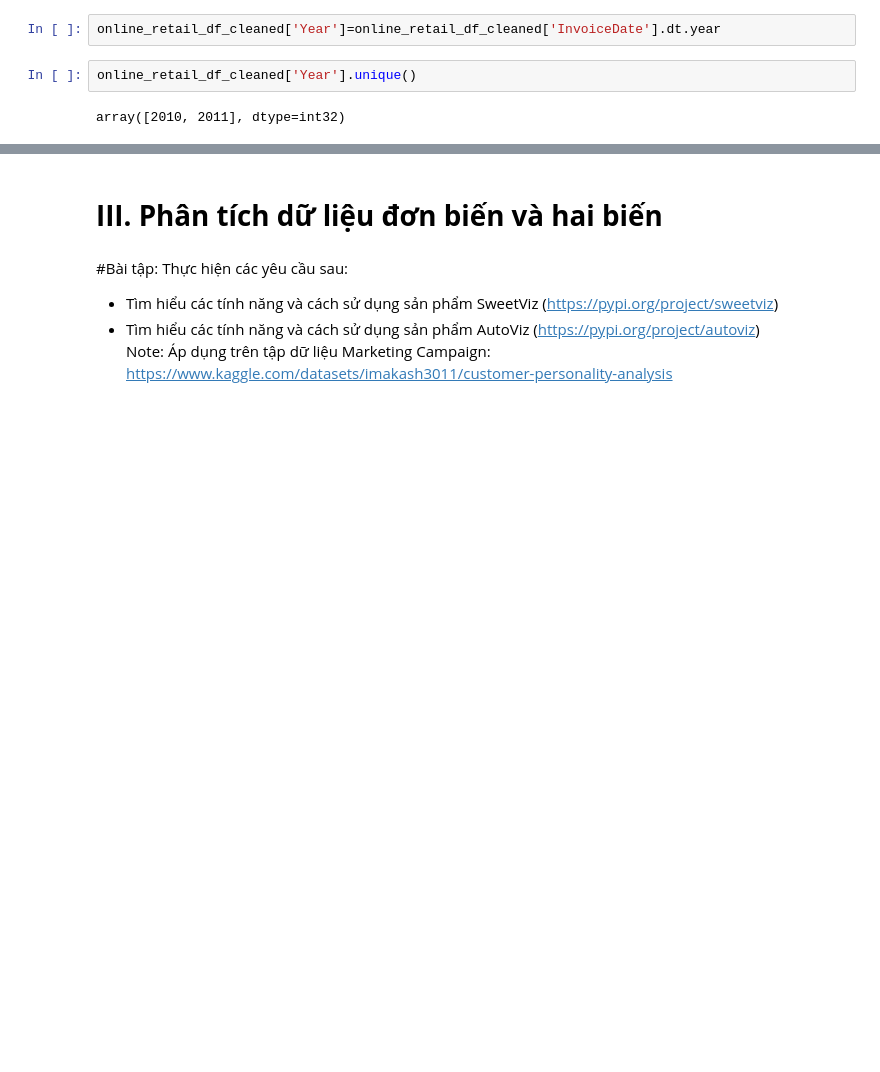
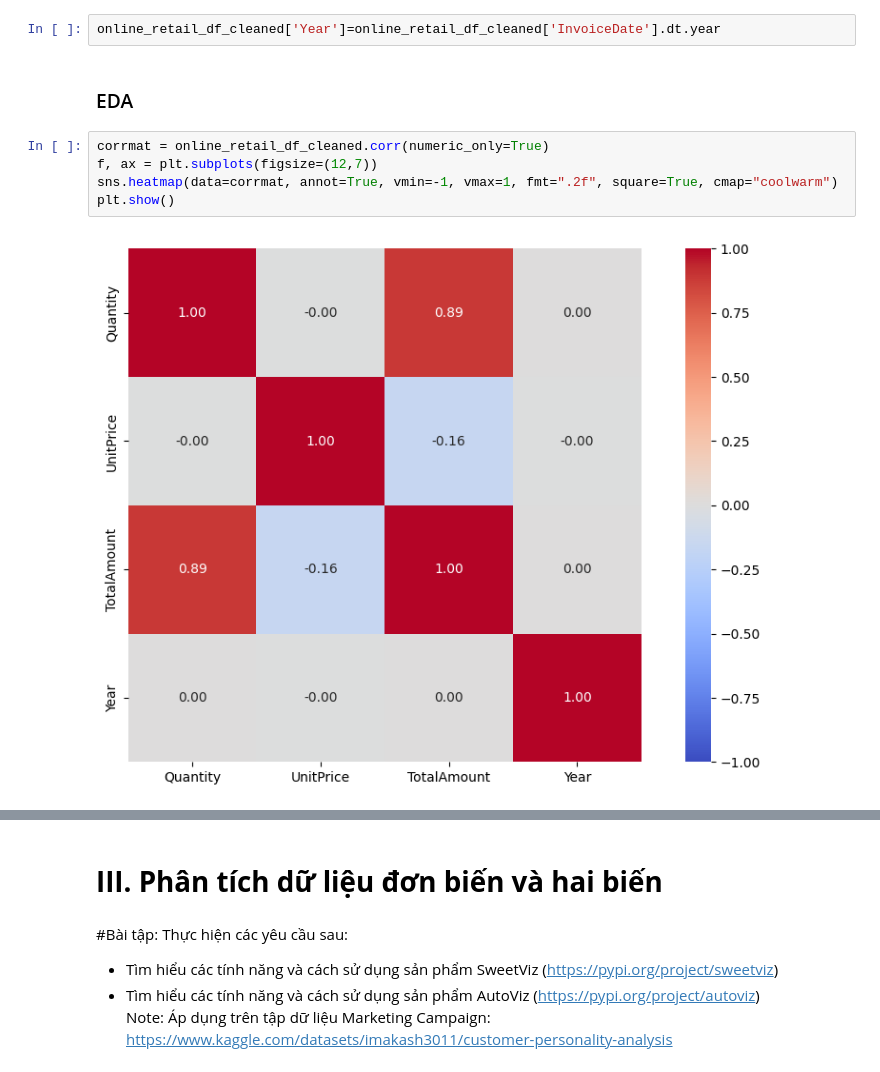
Before and after one commit to ducnhan123-co/SGU_2025_Machine_Learning_Basics, a Jupyter notebook: WEEK5/sample_EDA-Copy1.ipynb, the cells around one changed output, grey strips where cells are left out. Cells and saved outputs as stored; diff of their text form; blank space fills up the shorter version.

```diff
--- a/WEEK5/sample_EDA-Copy1.ipynb
+++ b/WEEK5/sample_EDA-Copy1.ipynb
@@ -304,7 +299,12 @@ online_retail_df_cleaned.head()
 | 4 | RED WOOLLY HOTTIE WHITE HEART. | 6 | 2010-12-01 08:26:00 | 3.39 | 17850.0 | United Kingdom | 20.34 | 2010-12 |
 # %%
 online_retail_df_cleaned['Year']=online_retail_df_cleaned['InvoiceDate'].dt.year
-# %%
-online_retail_df_cleaned['Year'].unique()
-# %% [output]
-array([2010, 2011], dtype=int32)
+# %% [markdown]
+### EDA
+# %%
+corrmat = online_retail_df_cleaned.corr(numeric_only=True)
+f, ax = plt.subplots(figsize=(12,7))
+sns.heatmap(data=corrmat, annot=True, vmin=-1, vmax=1, fmt=".2f", square=True, cmap="coolwarm")
+plt.show()
+# %% [output]
+[figure, added]
```
Also changed, not shown: parts of 28 cells of this notebook, 2 other files.
